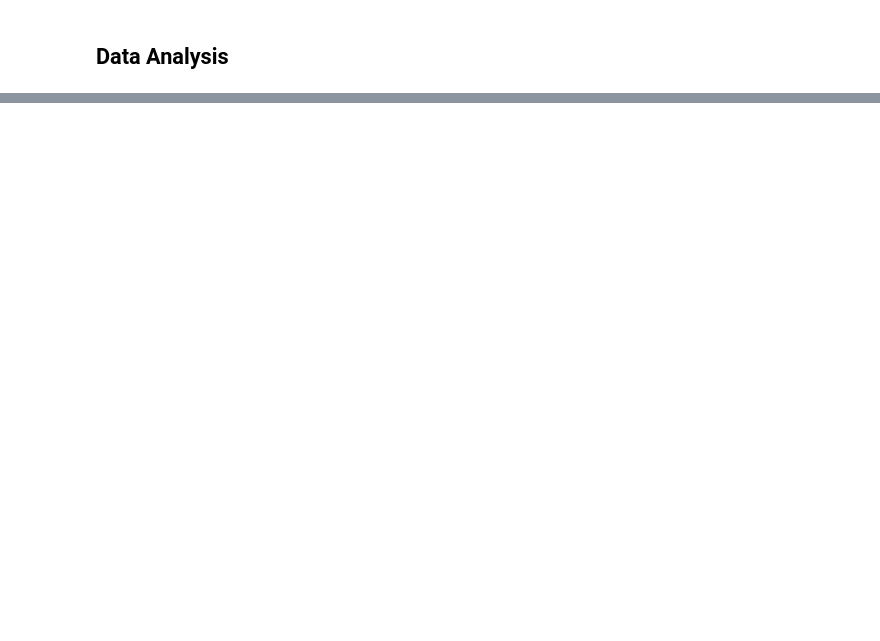
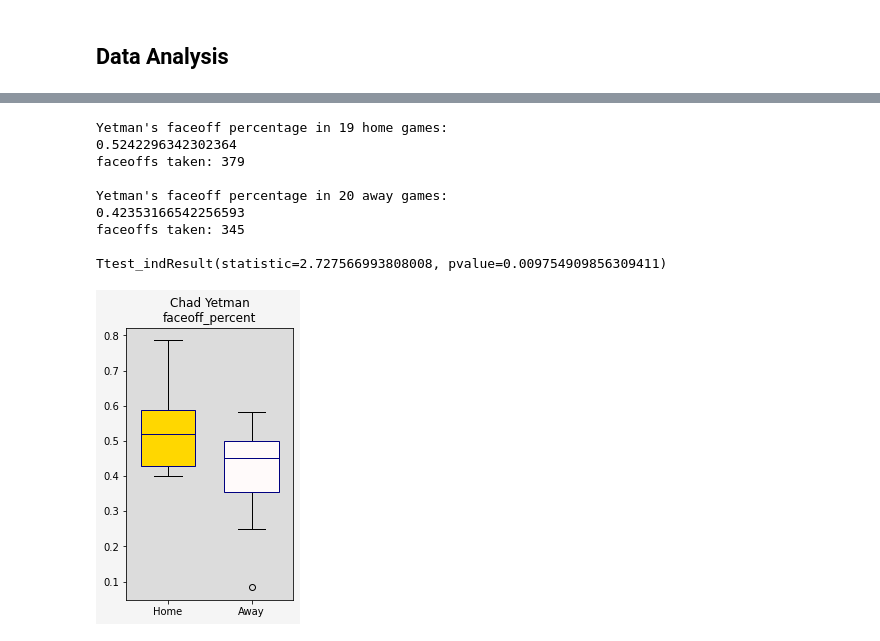
Before and after one commit to shawd420/Big-Data-Cup-2021, a Jupyter notebook: player_circadian_effect.ipynb, the cells around one changed output, grey strips where cells are left out. Drawn from its saved outputs; the diff is of its cells as text; code cells hidden in the pictures; blank space fills up the shorter version.

```diff
--- a/player_circadian_effect.ipynb
+++ b/player_circadian_effect.ipynb
@@ -214,0 +389,27 @@ df_player_avg_diff
+# %%
+stat = 'faceoff_percent'
+df_tmp = pd.DataFrame.from_dict(players['Chad Yetman'], orient='index')
+df_tmp['play_total'] = df_tmp['play_direct'] + df_tmp['play_indirect']
+df_tmp['faceoff_percent'] = df_tmp['faceoff_win'] / (df_tmp['faceoff_win'] + df_tmp['faceoff_lost'])
+print('Yetman\'s faceoff percentage in ' + str(len(df_tmp[df_tmp['home']==1])) + ' home games:')
+print(df_tmp[df_tmp['home']==1][stat].mean())
+print('faceoffs taken: ' + str(int(df_tmp[df_tmp['home']==1]['faceoff_win'].sum()) + df_tmp[df_tmp['home']==1]['faceoff_lost'].sum()))
+print()
+print('Yetman\'s faceoff percentage in ' + str(len(df_tmp[df_tmp['home']==0])) + ' away games:')
+print(df_tmp[df_tmp['home']==0][stat].mean())
+print('faceoffs taken: ' + str(int(df_tmp[df_tmp['home']==0]['faceoff_win'].sum()) + df_tmp[df_tmp['home']==0]['faceoff_lost'].sum()))
+print()
+print(ttest_ind(df_tmp[df_tmp['home']==1][stat], df_tmp[df_tmp['home']==0][stat], equal_var=False))
+fig = draw_boxplot(['faceoff_percent'], df_tmp[df_tmp['home']==1], df_tmp[df_tmp['home']==0], 'Chad Yetman')
+fig.savefig(str('output/' + stat + '_' + 'Yetman'), dpi=fig.dpi)
+# %% [output]
+Yetman's faceoff percentage in 19 home games:
+0.5242296342302364
+faceoffs taken: 379
+
+Yetman's faceoff percentage in 20 away games:
+0.42353166542256593
+faceoffs taken: 345
+
+Ttest_indResult(statistic=2.727566993808008, pvalue=0.009754909856309411)
+[figure, added]
```
Also changed, not shown: parts of 17 cells of this notebook, 3 other files.
